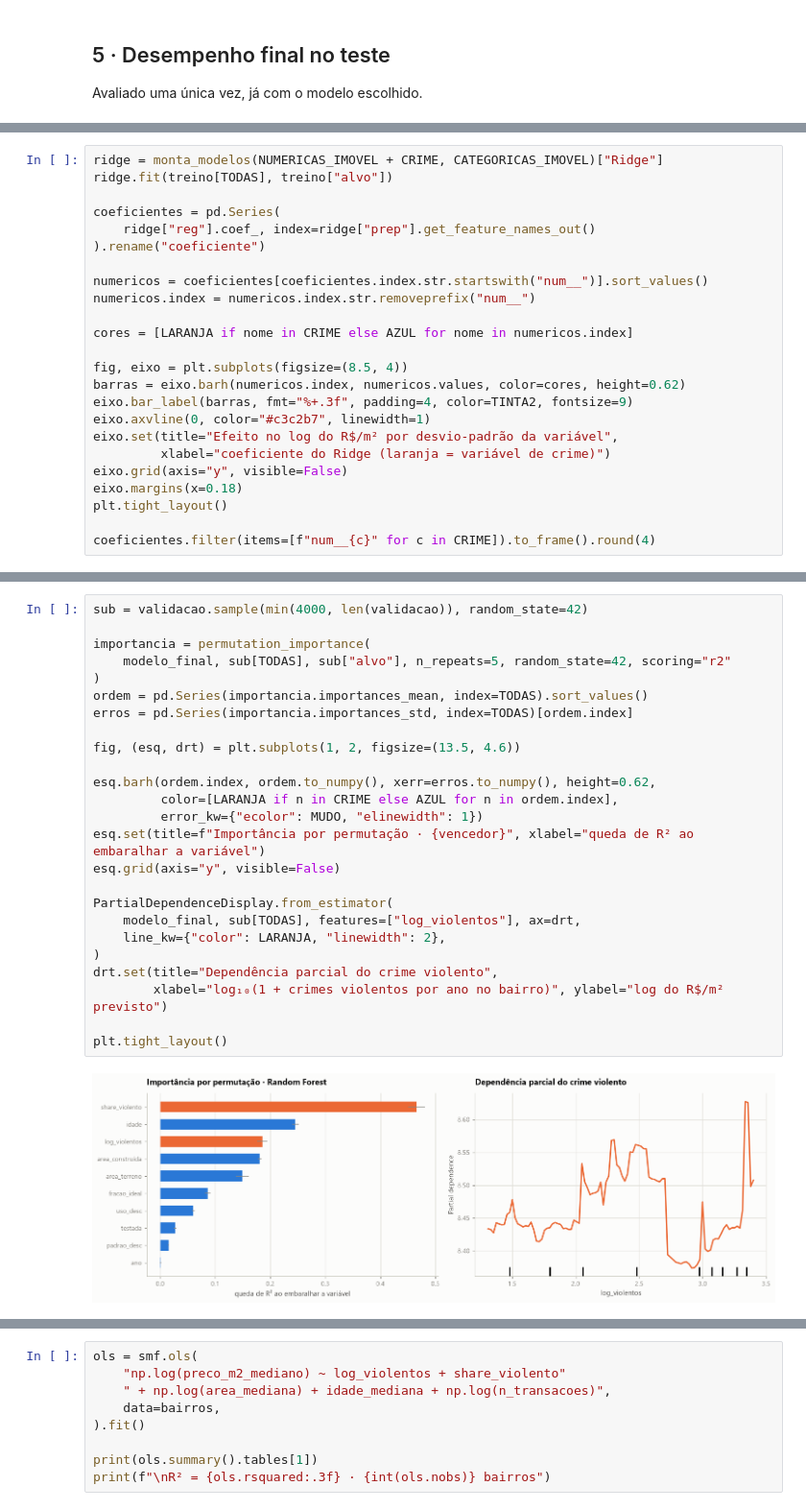
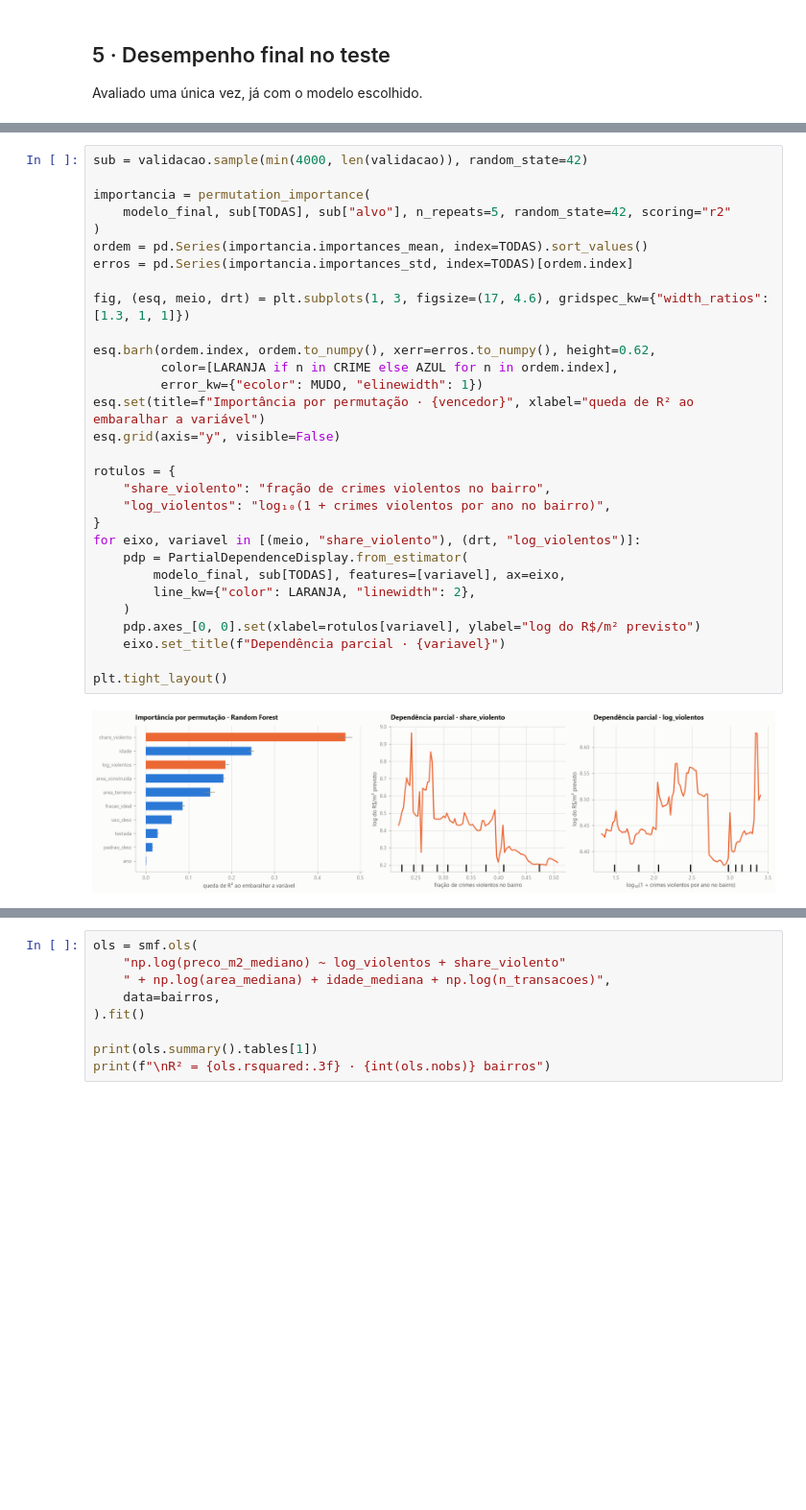
Before and after one commit to Rafa-Russo/Grupo-2, a Jupyter notebook: exploration/Russo/imoveis_sp/03_modelagem.ipynb, the cells around one changed output, grey strips where cells are left out. Shown at 96% size. Saved outputs shown, nothing was run; the diff lists cells and outputs as text; blank space fills up the shorter version.

```diff
--- a/exploration/Russo/imoveis_sp/03_modelagem.ipynb
+++ b/exploration/Russo/imoveis_sp/03_modelagem.ipynb
@@ -351,24 +393,0 @@ Hipótese prevê coeficiente negativo em `log_violentos`.
-# %%
-ridge = monta_modelos(NUMERICAS_IMOVEL + CRIME, CATEGORICAS_IMOVEL)["Ridge"]
-ridge.fit(treino[TODAS], treino["alvo"])
-
-coeficientes = pd.Series(
-    ridge["reg"].coef_, index=ridge["prep"].get_feature_names_out()
-).rename("coeficiente")
-
-numericos = coeficientes[coeficientes.index.str.startswith("num__")].sort_values()
-numericos.index = numericos.index.str.removeprefix("num__")
-
-cores = [LARANJA if nome in CRIME else AZUL for nome in numericos.index]
-
-fig, eixo = plt.subplots(figsize=(8.5, 4))
-barras = eixo.barh(numericos.index, numericos.values, color=cores, height=0.62)
-eixo.bar_label(barras, fmt="%+.3f", padding=4, color=TINTA2, fontsize=9)
-eixo.axvline(0, color="#c3c2b7", linewidth=1)
-eixo.set(title="Efeito no log do R$/m² por desvio-padrão da variável",
-         xlabel="coeficiente do Ridge (laranja = variável de crime)")
-eixo.grid(axis="y", visible=False)
-eixo.margins(x=0.18)
-plt.tight_layout()
-
-coeficientes.filter(items=[f"num__{c}" for c in CRIME]).to_frame().round(4)
@@ -380,28 +394,33 @@ coeficientes.filter(items=[f"num__{c}" for c in CRIME]).to_frame().round(4)
 # %%
 sub = validacao.sample(min(4000, len(validacao)), random_state=42)
 
 importancia = permutation_importance(
     modelo_final, sub[TODAS], sub["alvo"], n_repeats=5, random_state=42, scoring="r2"
 )
 ordem = pd.Series(importancia.importances_mean, index=TODAS).sort_values()
 erros = pd.Series(importancia.importances_std, index=TODAS)[ordem.index]
 
-fig, (esq, drt) = plt.subplots(1, 2, figsize=(13.5, 4.6))
+fig, (esq, meio, drt) = plt.subplots(1, 3, figsize=(17, 4.6), gridspec_kw={"width_ratios": [1.3, 1, 1]})
 
 esq.barh(ordem.index, ordem.to_numpy(), xerr=erros.to_numpy(), height=0.62,
          color=[LARANJA if n in CRIME else AZUL for n in ordem.index],
          error_kw={"ecolor": MUDO, "elinewidth": 1})
 esq.set(title=f"Importância por permutação · {vencedor}", xlabel="queda de R² ao embaralhar a variável")
 esq.grid(axis="y", visible=False)
 
-PartialDependenceDisplay.from_estimator(
-    modelo_final, sub[TODAS], features=["log_violentos"], ax=drt,
-    line_kw={"color": LARANJA, "linewidth": 2},
-)
-drt.set(title="Dependência parcial do crime violento",
-        xlabel="log₁₀(1 + crimes violentos por ano no bairro)", ylabel="log do R$/m² previsto")
+rotulos = {
+    "share_violento": "fração de crimes violentos no bairro",
+    "log_violentos": "log₁₀(1 + crimes violentos por ano no bairro)",
+}
+for eixo, variavel in [(meio, "share_violento"), (drt, "log_violentos")]:
+    pdp = PartialDependenceDisplay.from_estimator(
+        modelo_final, sub[TODAS], features=[variavel], ax=eixo,
+        line_kw={"color": LARANJA, "linewidth": 2},
+    )
+    pdp.axes_[0, 0].set(xlabel=rotulos[variavel], ylabel="log do R$/m² previsto")
+    eixo.set_title(f"Dependência parcial · {variavel}")
 
 plt.tight_layout()
 # %% [output]
-[figure, old version]
+[figure, new version]
 # %% [markdown]
```
Also changed, not shown: parts of 16 cells of this notebook, 2 other files.
